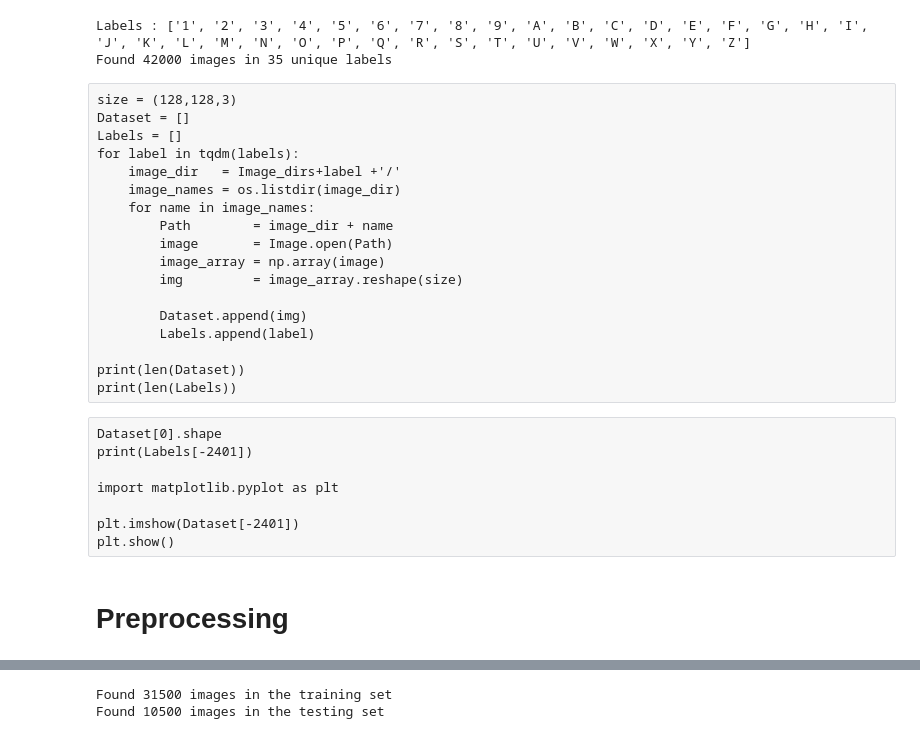
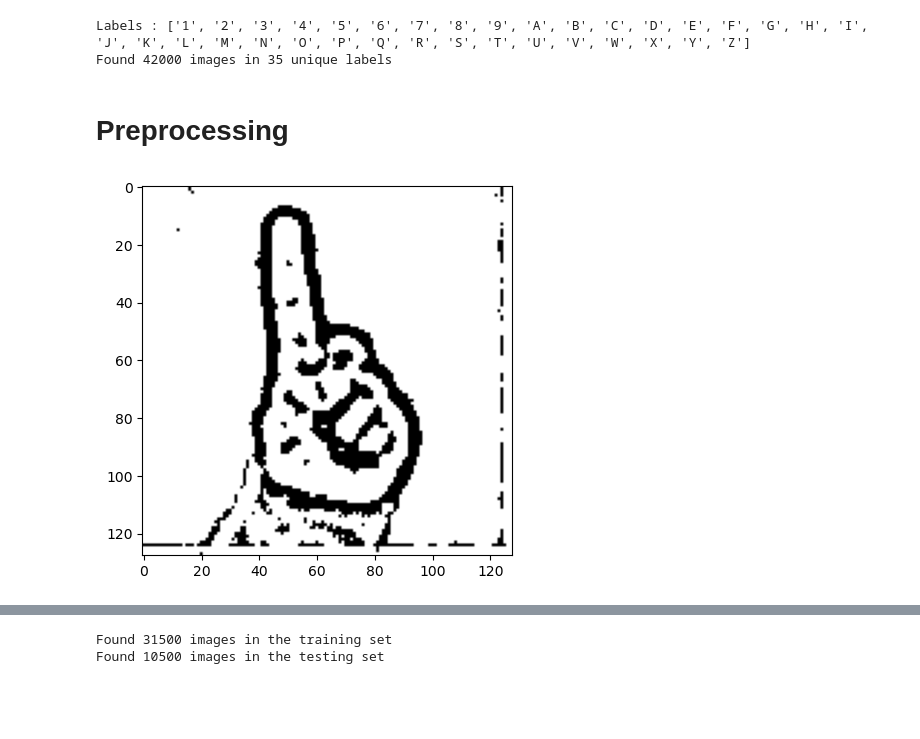
Before and after one commit to PawanKrGunjan/Deep-Learning, a Jupyter notebook: Sign Languages/Sign-languages.ipynb, the cells around one changed output, grey strips where cells are left out. Drawn from its saved outputs; the diff is of its cells as text; code cells hidden in the pictures; blank space fills up the shorter version.

```diff
--- a/Sign Languages/Sign-languages.ipynb
+++ b/Sign Languages/Sign-languages.ipynb
@@ -82,31 +83,31 @@ print(f"Found {image_count} images in {num_labels} unique labels")
 # %% [output]
 Labels : ['1', '2', '3', '4', '5', '6', '7', '8', '9', 'A', 'B', 'C', 'D', 'E', 'F', 'G', 'H', 'I', 'J', 'K', 'L', 'M', 'N', 'O', 'P', 'Q', 'R', 'S', 'T', 'U', 'V', 'W', 'X', 'Y', 'Z']
 Found 42000 images in 35 unique labels
-# %% [raw]
-size = (128,128,3)
-Dataset = []
-Labels = []
-for label in tqdm(labels):
-    image_dir   = Image_dirs+label +'/'
-    image_names = os.listdir(image_dir)
-    for name in image_names:
-        Path        = image_dir + name
-        image       = Image.open(Path)
-        image_array = np.array(image)
-        img         = image_array.reshape(size)
-
-        Dataset.append(img)
-        Labels.append(label)
-
-print(len(Dataset))
-print(len(Labels))
-# %% [raw]
-Dataset[0].shape
-print(Labels[-2401])
-
-import matplotlib.pyplot as plt
-
-plt.imshow(Dataset[-2401])
-plt.show()
 # %% [markdown]
 # Preprocessing
+# %%
+# Image Preprocessing
+class Image_preprocessing():
+    def __init__(self, minValue=70):
+        #self.path = path
+        self.minValue = minValue
+    def image_preprocessing(self,img):
+        img = np.array(img)
+        gray = cv2.cvtColor(img, cv2.COLOR_BGR2GRAY)
+        blur = cv2.GaussianBlur(gray,(5, 5), 2)
+
+        th3 = cv2.adaptiveThreshold(blur,255,cv2.ADAPTIVE_THRESH_GAUSSIAN_C,cv2.THRESH_BINARY_INV,11,2)
+        ret, res = cv2.threshold(th3, self.minValue, 255, cv2.THRESH_BINARY_INV+cv2.THRESH_OTSU)
+        return res
+
+    def __call__(self, path):
+        return self.image_preprocessing(path)
+
+# Check
+Path = '/kaggle/input/sign-language/Sign Language images/1/0.jpg'
+img_preprocessing = Image_preprocessing()
+img =Image.open(Path)
+plt.imshow(img_preprocessing(img),cmap='gray')
+plt.show()
+# %% [output]
+[figure, added]
```
Also changed, not shown: parts of 25 cells of this notebook.
